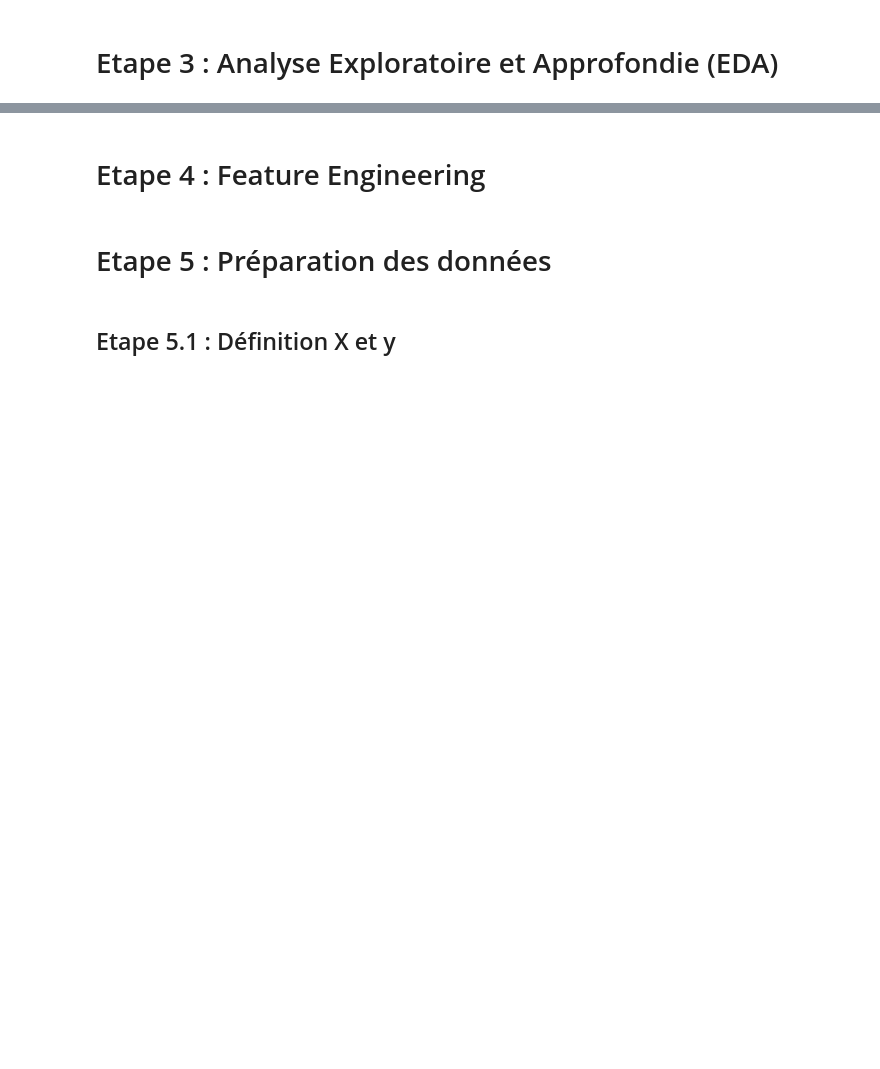
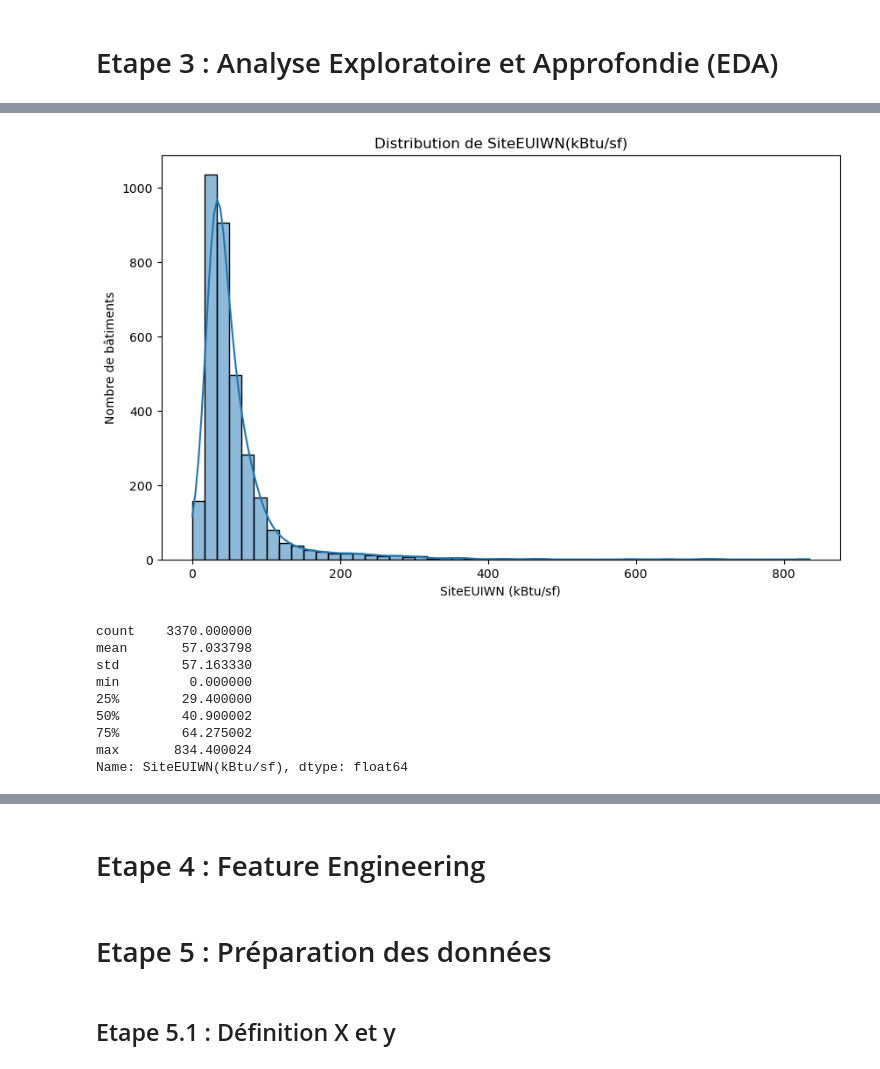
Before and after one commit to vikdevit/ai_engineer_projects, a Jupyter notebook: P03/notebooks/Khatcherian_Viken_p03_notebook.ipynb, the cells around one changed output, grey strips where cells are left out. Drawn from its saved outputs; the diff is of its cells as text; code cells hidden in the pictures; blank space fills up the shorter version.

```diff
--- a/P03/notebooks/Khatcherian_Viken_p03_notebook.ipynb
+++ b/P03/notebooks/Khatcherian_Viken_p03_notebook.ipynb
@@ -240,0 +429,23 @@ cols_pertinentes = [
+# %%
+# distribution de SiteEUIWN(kBtu/sf)
+# Histogramme
+plt.figure(figsize=(10,6))
+sns.histplot(df_2016beb_rel["SiteEUIWN(kBtu/sf)"], bins=50, kde=True)
+plt.title("Distribution de SiteEUIWN(kBtu/sf)")
+plt.xlabel("SiteEUIWN (kBtu/sf)")
+plt.ylabel("Nombre de bâtiments")
+plt.show()
+
+# Statistiques descriptives
+df_2016beb_rel["SiteEUIWN(kBtu/sf)"].describe()
+# %% [output]
+[figure, added]
+count    3370.000000
+mean       57.033798
+std        57.163330
+min         0.000000
+25%        29.400000
+50%        40.900002
+75%        64.275002
+max       834.400024
+Name: SiteEUIWN(kBtu/sf), dtype: float64
```
Also changed, not shown: parts of 27 cells of this notebook.
